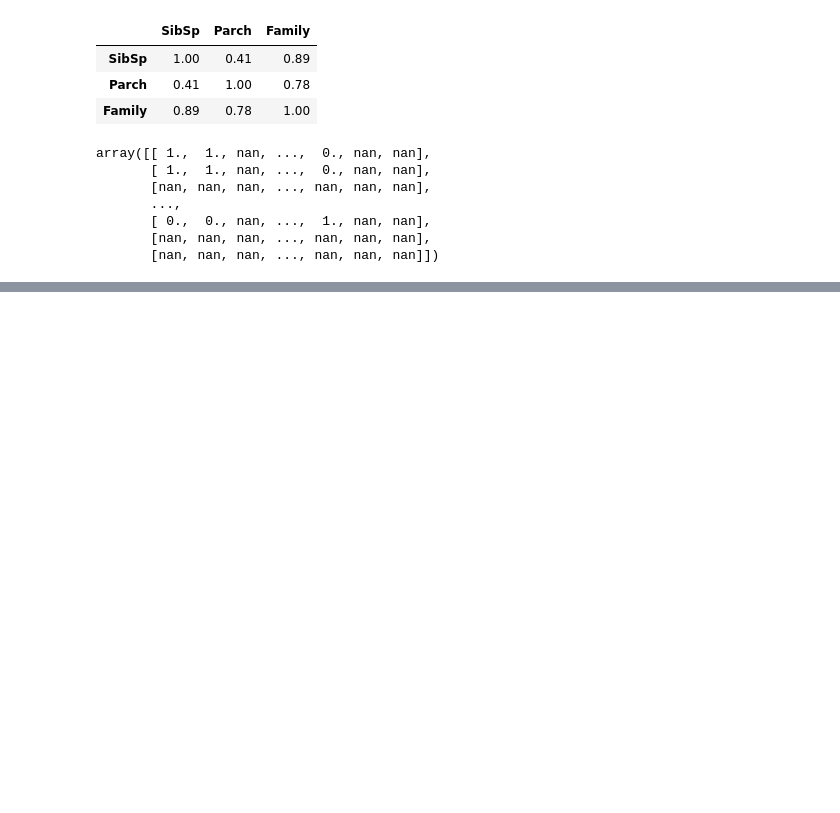
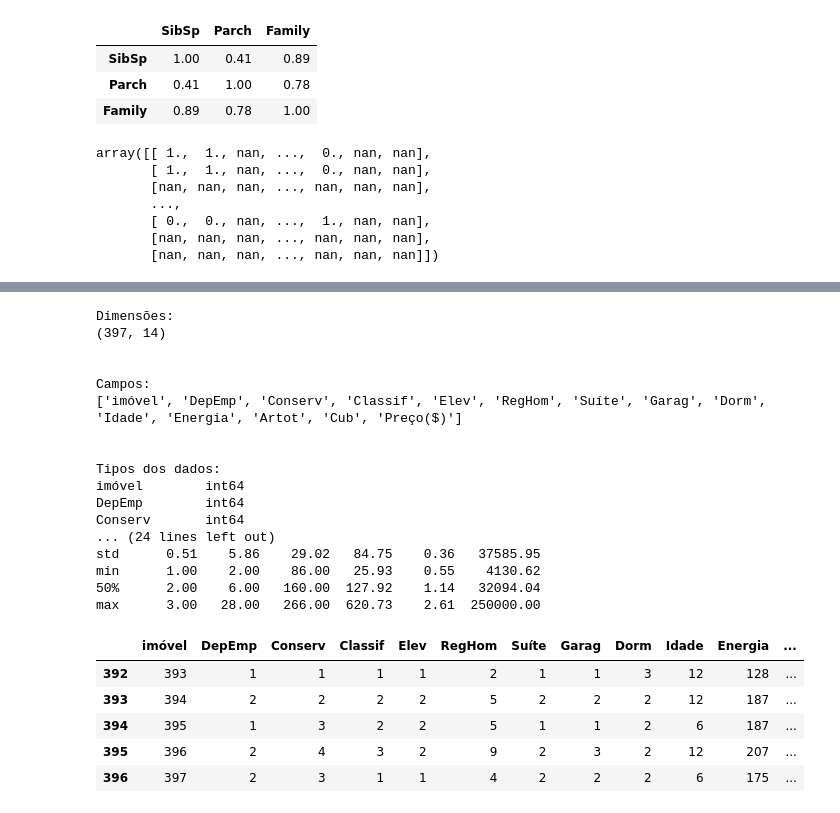
Before and after one commit to caiobellezi/estudos, a Jupyter notebook: Estudos_Transformacao_de_dados.ipynb, the cells around one changed output, grey strips where cells are left out. Saved outputs shown, nothing was run; the diff lists cells and outputs as text; code cells hidden in the pictures; blank space fills up the shorter version.

```diff
--- a/Estudos_Transformacao_de_dados.ipynb
+++ b/Estudos_Transformacao_de_dados.ipynb
@@ -344,0 +362,30 @@ array([[ 1.,  1., nan, ...,  0., nan, nan],
+# %%
+print("\nDimensões:\n{0}\n".format(gazola.shape))
+print("\nCampos:\n{0}\n".format(list(gazola.keys())))
+print("\nTipos dos dados:\n{0}\n".format(gazola.dtypes))
+print(gazola.describe(percentiles=[]))
+display(gazola.tail())
+# %% [output]
+Dimensões:
+(397, 14)
+
+
+Campos:
+['imóvel', 'DepEmp', 'Conserv', 'Classif', 'Elev', 'RegHom', 'Suíte', 'Garag', 'Dorm', 'Idade', 'Energia', 'Artot', 'Cub', 'Preço($)']
+
+
+Tipos dos dados:
+imóvel        int64
+DepEmp        int64
+Conserv       int64
+... (24 lines left out)
+std      0.51    5.86    29.02   84.75    0.36   37585.95
+min      1.00    2.00    86.00   25.93    0.55    4130.62
+50%      2.00    6.00   160.00  127.92    1.14   32094.04
+max      3.00   28.00   266.00  620.73    2.61  250000.00
+|  | imóvel | DepEmp | Conserv | Classif | Elev | RegHom | Suíte | Garag | Dorm | Idade | Energia | ... |
+| 392 | 393 | 1 | 1 | 1 | 1 | 2 | 1 | 1 | 3 | 12 | 128 | ... |
+| 393 | 394 | 2 | 2 | 2 | 2 | 5 | 2 | 2 | 2 | 12 | 187 | ... |
+| 394 | 395 | 1 | 3 | 2 | 2 | 5 | 1 | 1 | 2 | 6 | 187 | ... |
+| 395 | 396 | 2 | 4 | 3 | 2 | 9 | 2 | 3 | 2 | 12 | 207 | ... |
+| 396 | 397 | 2 | 3 | 1 | 1 | 4 | 2 | 2 | 2 | 6 | 175 | ... |
```
Also changed, not shown: parts of 10 cells of this notebook.
